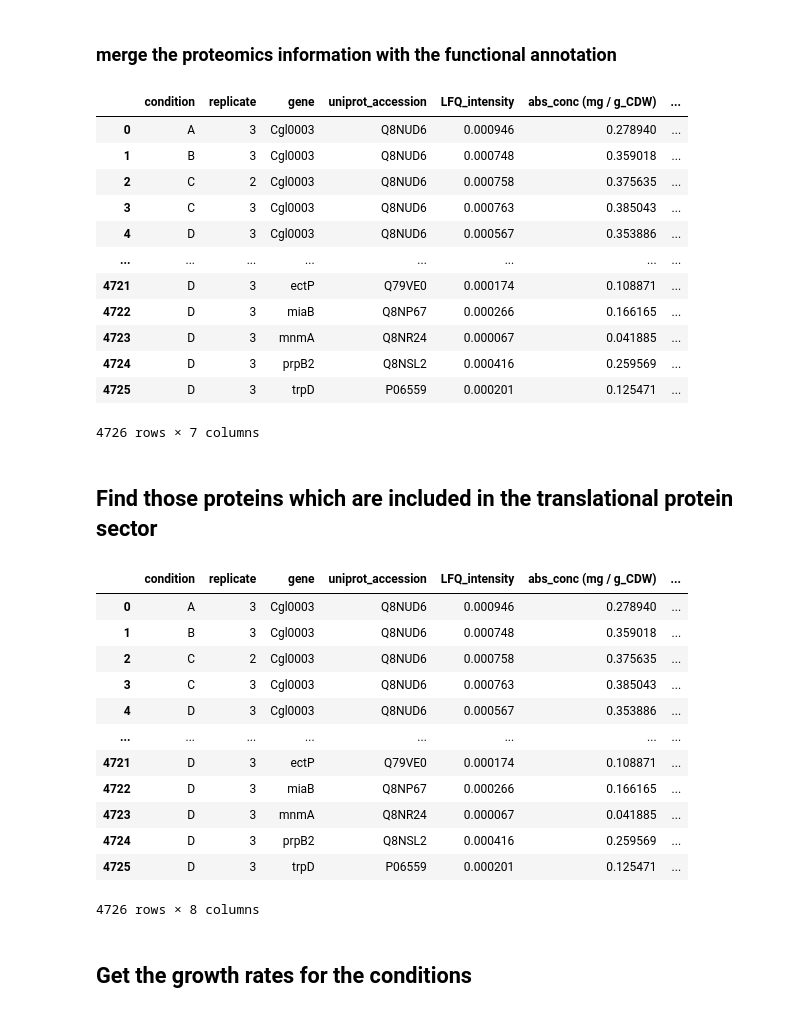
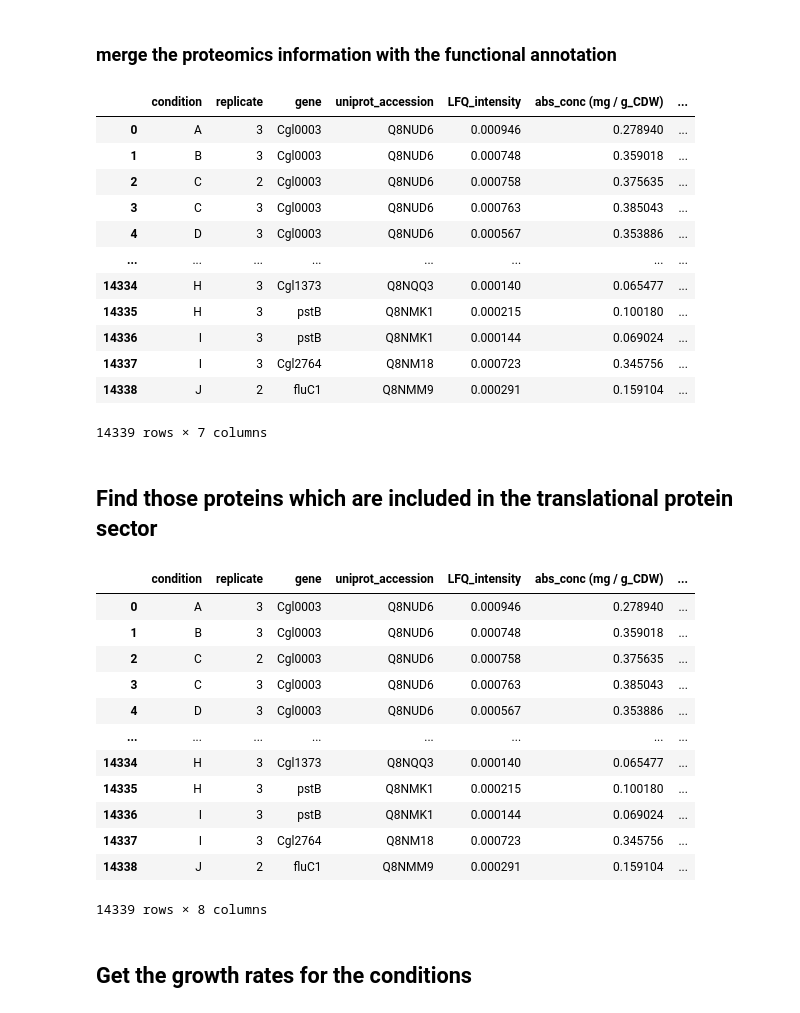
Before and after one commit to iAMB-RWTH-Aachen/PAMparametrizer, a Jupyter notebook: Scripts/i1_preprocessing/translational_sector_config_iCGB21FR.ipynb, the cells around one changed output. Drawn from its saved outputs; the diff is of its cells as text; code cells hidden in the pictures.

```diff
--- a/Scripts/i1_preprocessing/translational_sector_config_iCGB21FR.ipynb
+++ b/Scripts/i1_preprocessing/translational_sector_config_iCGB21FR.ipynb
@@ -65,7 +65,7 @@ We are only selecting group A-D because the other measurements are related to st
 #get the validation data
 df_proteomics = pd.read_excel(DATA_FILE_PATH)
 #filter out the stress conditions
-df_proteomics = df_proteomics[df_proteomics['condition'].str.contains(r'^[A-D]$', case=False, na=False)]
+df_proteomics = df_proteomics[df_proteomics['condition'].str.contains(r'^[A-L]$', case=False, na=False)]
 df_proteomics
 # %% [output]
 |  | condition | replicate | gene | uniprot_accession | protein_desc | LFQ_intensity | abs_conc (mg / g_CDW) |
@@ -115,39 +115,41 @@ proteomics_annotated
 | 3 | C | 3 | Cgl0003 | Q8NUD6 | 0.000763 | 0.385043 | ... |
 | 4 | D | 3 | Cgl0003 | Q8NUD6 | 0.000567 | 0.353886 | ... |
 | ... | ... | ... | ... | ... | ... | ... | ... |
-| 4721 | D | 3 | ectP | Q79VE0 | 0.000174 | 0.108871 | ... |
-| 4722 | D | 3 | miaB | Q8NP67 | 0.000266 | 0.166165 | ... |
-| 4723 | D | 3 | mnmA | Q8NR24 | 0.000067 | 0.041885 | ... |
-| 4724 | D | 3 | prpB2 | Q8NSL2 | 0.000416 | 0.259569 | ... |
-| 4725 | D | 3 | trpD | P06559 | 0.000201 | 0.125471 | ... |
+| 14334 | H | 3 | Cgl1373 | Q8NQQ3 | 0.000140 | 0.065477 | ... |
+| 14335 | H | 3 | pstB | Q8NMK1 | 0.000215 | 0.100180 | ... |
+| 14336 | I | 3 | pstB | Q8NMK1 | 0.000144 | 0.069024 | ... |
+| 14337 | I | 3 | Cgl2764 | Q8NM18 | 0.000723 | 0.345756 | ... |
+| 14338 | J | 2 | fluC1 | Q8NMM9 | 0.000291 | 0.159104 | ... |
-4726 rows × 7 columns
+14339 rows × 7 columns
 # %% [markdown]
 ## Find those proteins which are included in the translational protein sector
 # %%
-def is_related_to_translation(go_annotation: str):
-    if not isinstance(go_annotation, str): return False
-    return (('[GO:0006412]' in go_annotation) or ('[GO:0002181]' in go_annotation))
+def is_related_to_translation(gene: str):
+    if not isinstance(gene, str): return False
+    return 'rps' in gene
+#     if not isinstance(go_annotation, str): return False
+#     return (('[GO:0006412]' in go_annotation) or ('[GO:0002181]' in go_annotation))
 
 proteomics_translation = proteomics_annotated.copy()
 proteomics_translation['translational_sector'] = proteomics_translation[
-    'Gene Ontology (biological process)'
-].apply(lambda go: is_related_to_translation(go))
+    'gene'
+].apply(lambda gene: is_related_to_translation(gene))
 
 proteomics_translation
 # %% [output]
 |  | condition | replicate | gene | uniprot_accession | LFQ_intensity | abs_conc (mg / g_CDW) | ... |
 | 0 | A | 3 | Cgl0003 | Q8NUD6 | 0.000946 | 0.278940 | ... |
 | 1 | B | 3 | Cgl0003 | Q8NUD6 | 0.000748 | 0.359018 | ... |
 | 2 | C | 2 | Cgl0003 | Q8NUD6 | 0.000758 | 0.375635 | ... |
 | 3 | C | 3 | Cgl0003 | Q8NUD6 | 0.000763 | 0.385043 | ... |
 | 4 | D | 3 | Cgl0003 | Q8NUD6 | 0.000567 | 0.353886 | ... |
 | ... | ... | ... | ... | ... | ... | ... | ... |
-| 4721 | D | 3 | ectP | Q79VE0 | 0.000174 | 0.108871 | ... |
-| 4722 | D | 3 | miaB | Q8NP67 | 0.000266 | 0.166165 | ... |
-| 4723 | D | 3 | mnmA | Q8NR24 | 0.000067 | 0.041885 | ... |
-| 4724 | D | 3 | prpB2 | Q8NSL2 | 0.000416 | 0.259569 | ... |
-| 4725 | D | 3 | trpD | P06559 | 0.000201 | 0.125471 | ... |
+| 14334 | H | 3 | Cgl1373 | Q8NQQ3 | 0.000140 | 0.065477 | ... |
+| 14335 | H | 3 | pstB | Q8NMK1 | 0.000215 | 0.100180 | ... |
+| 14336 | I | 3 | pstB | Q8NMK1 | 0.000144 | 0.069024 | ... |
+| 14337 | I | 3 | Cgl2764 | Q8NM18 | 0.000723 | 0.345756 | ... |
+| 14338 | J | 2 | fluC1 | Q8NMM9 | 0.000291 | 0.159104 | ... |
-4726 rows × 8 columns
+14339 rows × 8 columns
 # %% [markdown]
 ## Get the growth rates for the conditions
 # %%
```
Also changed, not shown: parts of 5 cells of this notebook, 3 other files.
